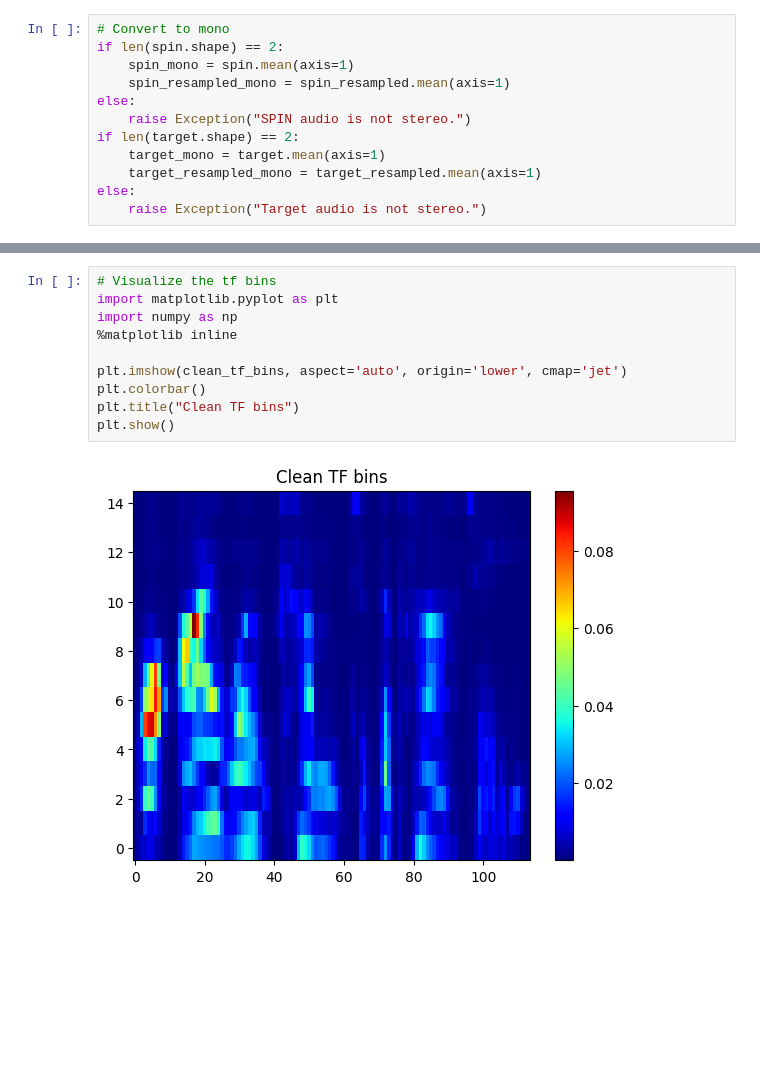
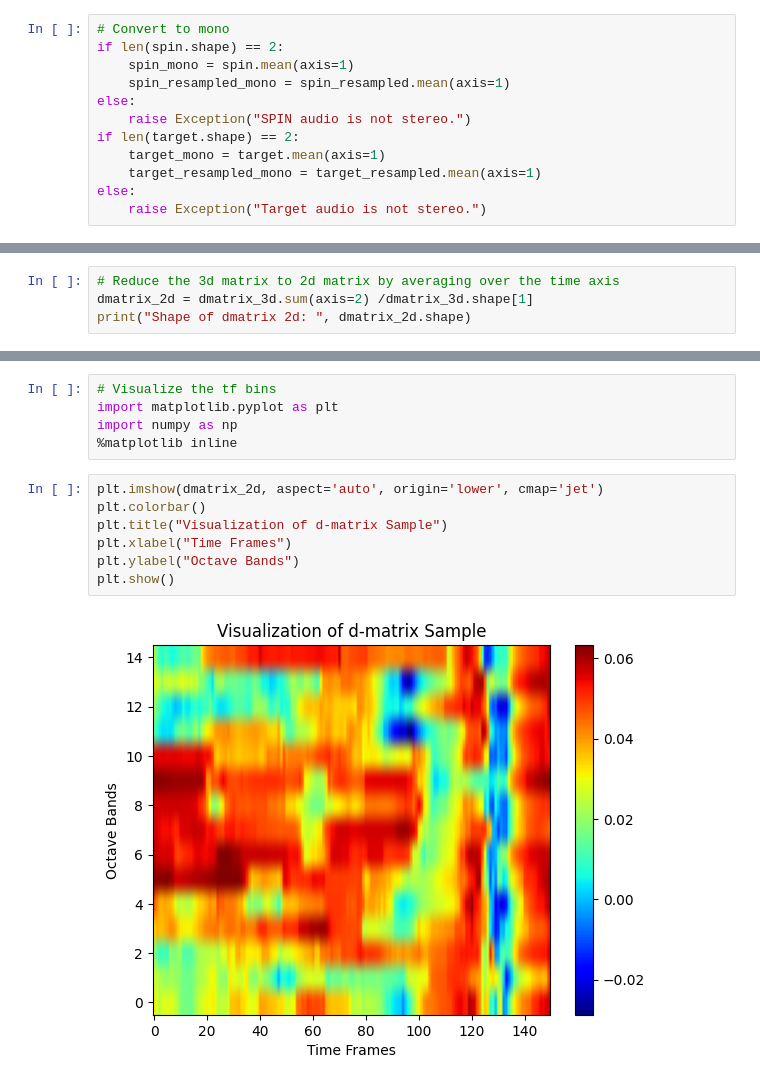
Before and after one commit to George-P-1/Speech_Intelligibility_with_Neural_Networks, a Jupyter notebook: utils/stoi_tf_bins_viz.ipynb, the cells around one changed output, grey strips where cells are left out. Saved outputs shown, nothing was run; the diff lists cells and outputs as text; blank space fills up the shorter version.

```diff
--- a/utils/stoi_tf_bins_viz.ipynb
+++ b/utils/stoi_tf_bins_viz.ipynb
@@ -44,0 +78,4 @@ Shape of spin_tf_bins:  (15, 114)
+# %%
+# Reduce the 3d matrix to 2d matrix by averaging over the time axis
+dmatrix_2d = dmatrix_3d.sum(axis=2) /dmatrix_3d.shape[1]
+print("Shape of dmatrix 2d: ", dmatrix_2d.shape)
@@ -47,10 +117,12 @@ Shape of spin_tf_bins:  (15, 114)
 import matplotlib.pyplot as plt
 import numpy as np
 %matplotlib inline
-
-plt.imshow(clean_tf_bins, aspect='auto', origin='lower', cmap='jet')
-plt.colorbar()
-plt.title("Clean TF bins")
-plt.show()
-# %% [output]
-[figure, removed]
+# %%
+plt.imshow(dmatrix_2d, aspect='auto', origin='lower', cmap='jet')
+plt.colorbar()
+plt.title("Visualization of d-matrix Sample")
+plt.xlabel("Time Frames")
+plt.ylabel("Octave Bands")
+plt.show()
+# %% [output]
+[figure, added]
```
Also changed, not shown: parts of 8 cells of this notebook, 2 other files.
